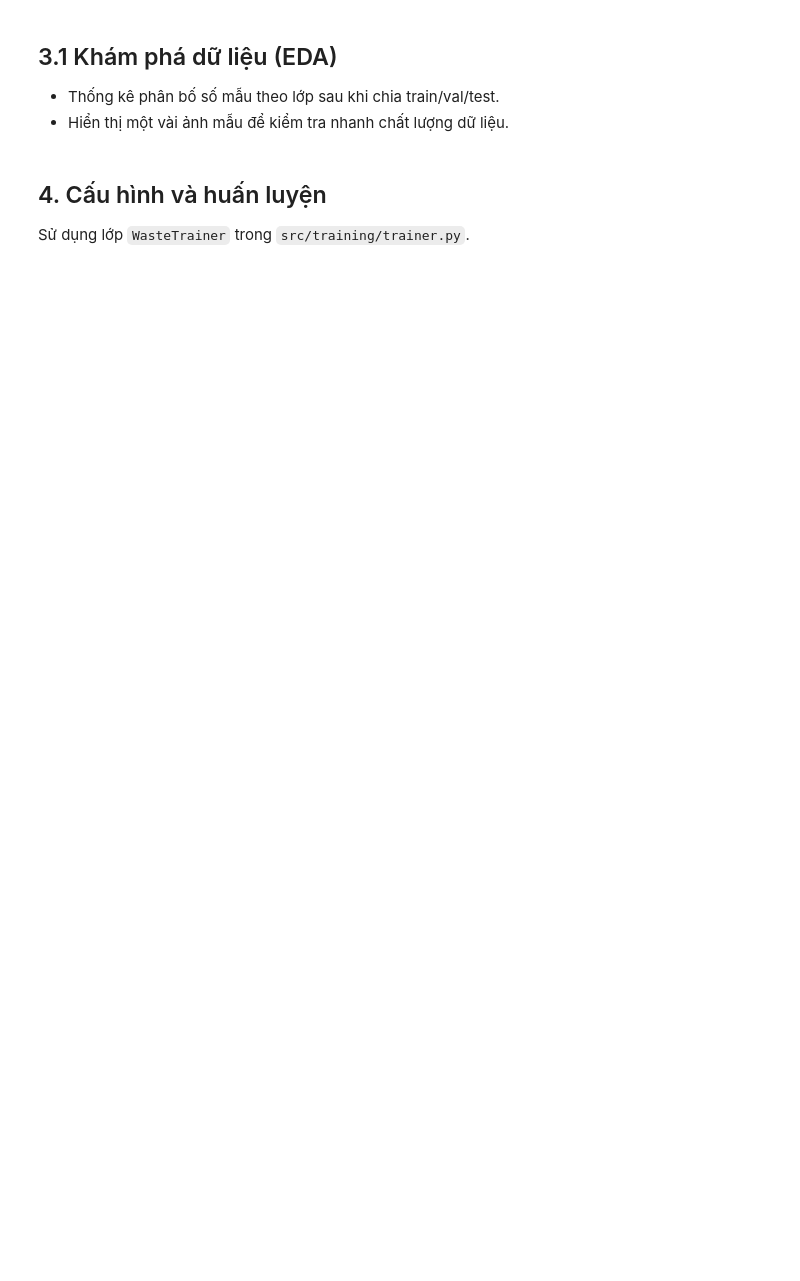
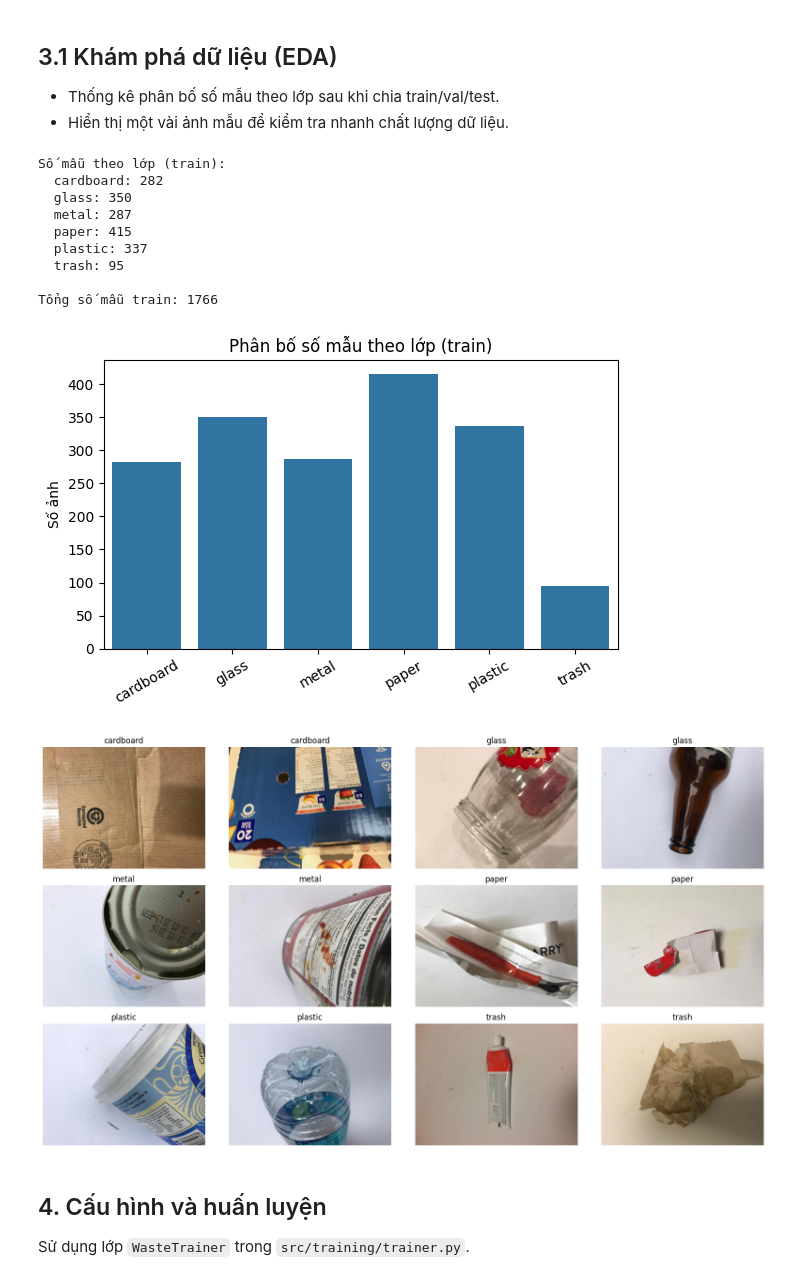
Before and after one commit to tuanng007/TrashProject, a Jupyter notebook: notebooks/trash_classifier_colab.ipynb, the cells around one changed output. Drawn from its saved outputs; the diff is of its cells as text; code cells hidden in the pictures; blank space fills up the shorter version.

```diff
--- a/notebooks/trash_classifier_colab.ipynb
+++ b/notebooks/trash_classifier_colab.ipynb
@@ -197,7 +231,7 @@ import matplotlib.pyplot as plt
 import seaborn as sns
 from PIL import Image
 
-DATA_ROOT = globals().get('DATA_ROOT', '/content/TrashProject/data')
+DATA_ROOT = globals().get('DATA_ROOT', '/content/drive/MyDrive/TrashProject/data')
 train_dir = Path(DATA_ROOT) / 'train'
 val_dir = Path(DATA_ROOT) / 'val'
 test_dir = Path(DATA_ROOT) / 'test'
@@ -227,33 +261,45 @@ plt.xticks(rotation=30)
 plt.tight_layout()
 plt.show()
 
 # Hiển thị một vài ảnh mẫu từ train
 sample_paths = []
 for cls, n in train_counts.items():
     class_dir = train_dir / cls
     imgs = list(class_dir.glob('*'))
     sample_paths.extend(random.sample(imgs, min(2, len(imgs))))
 
 if sample_paths:
     cols = 4
     rows = (len(sample_paths) + cols - 1) // cols
     fig, axes = plt.subplots(rows, cols, figsize=(4*cols, 3*rows))
     axes = axes.flatten()
     for ax, img_path in zip(axes, sample_paths):
         try:
             img = Image.open(img_path).convert('RGB')
             ax.imshow(img)
             ax.set_title(img_path.parent.name)
             ax.axis('off')
         except Exception as exc:  # noqa: BLE001
             ax.set_title(f'Lỗi đọc ảnh: {img_path.name}')
             ax.axis('off')
     for ax in axes[len(sample_paths):]:
         ax.axis('off')
     plt.tight_layout()
     plt.show()
 else:
     print('Không tìm thấy ảnh trong thư mục train.')
+# %% [output]
+Số mẫu theo lớp (train):
+  cardboard: 282
+  glass: 350
+  metal: 287
+  paper: 415
+  plastic: 337
+  trash: 95
+
+Tổng số mẫu train: 1766
+[figure, added]
+[figure, added]
 # %% [markdown]
 ## 4. Cấu hình và huấn luyện
 Sử dụng lớp `WasteTrainer` trong `src/training/trainer.py`.
```
Also changed, not shown: parts of 8 cells of this notebook.
